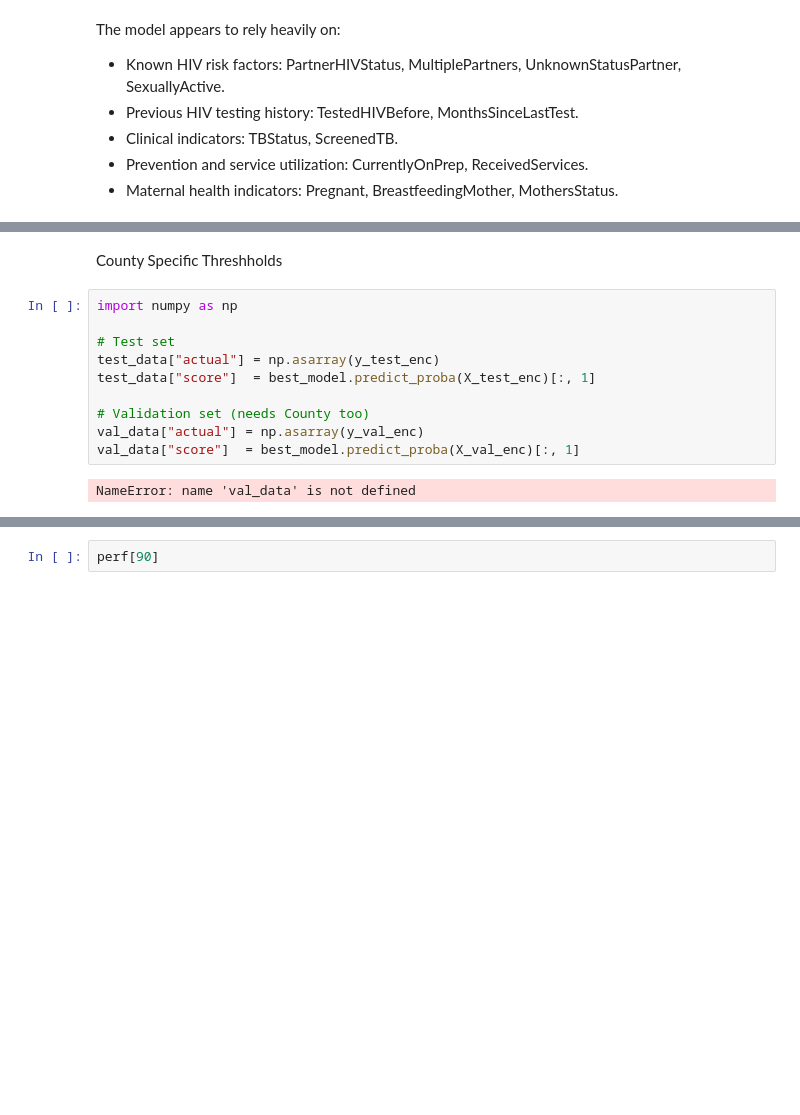
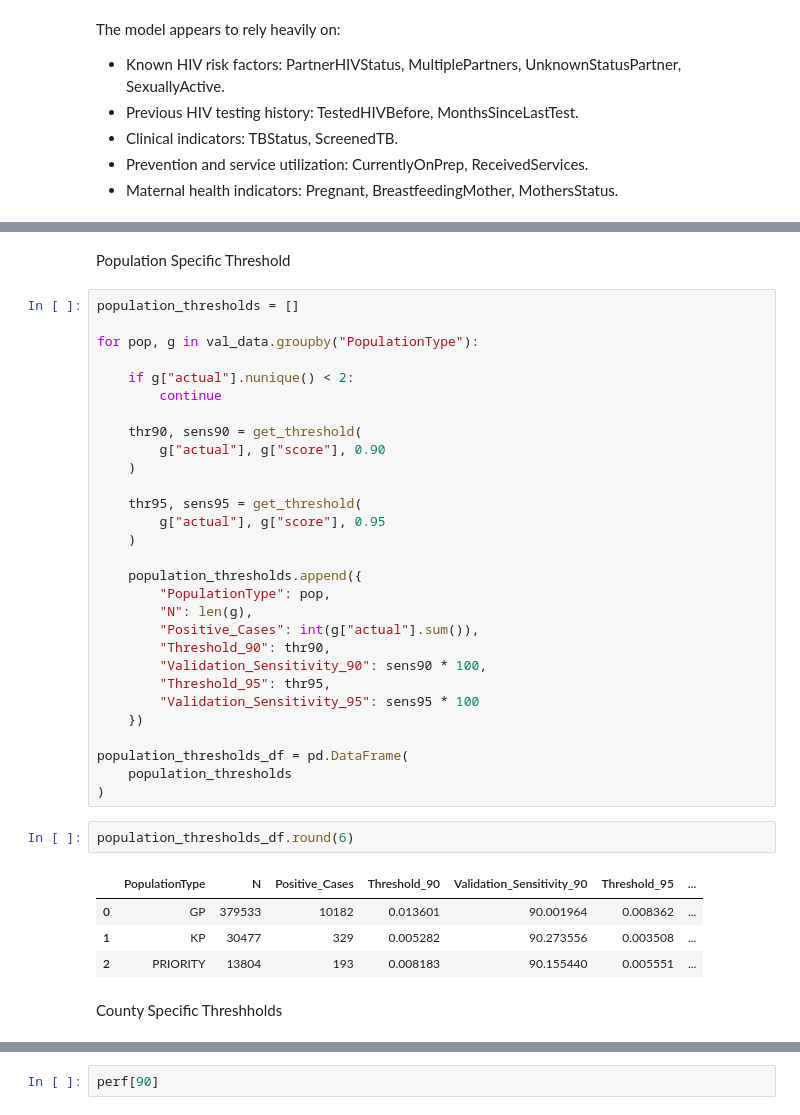
Before and after one commit to FridaOyucho/HTS-Model-, a Jupyter notebook: xGBoostModelreviewed.ipynb, the cells around one changed output, grey strips where cells are left out. Drawn from its saved outputs; the diff is of its cells as text; blank space fills up the shorter version.

```diff
--- a/xGBoostModelreviewed.ipynb
+++ b/xGBoostModelreviewed.ipynb
@@ -920,14 +811,40 @@ population_results.round(2)
+# %% [markdown]
+Population Specific Threshold
+# %%
+population_thresholds = []
+
+for pop, g in val_data.groupby("PopulationType"):
+
+    if g["actual"].nunique() < 2:
+        continue
+
+    thr90, sens90 = get_threshold(
+        g["actual"], g["score"], 0.90
+    )
+
+    thr95, sens95 = get_threshold(
+        g["actual"], g["score"], 0.95
+    )
+
+    population_thresholds.append({
+        "PopulationType": pop,
+        "N": len(g),
+        "Positive_Cases": int(g["actual"].sum()),
+        "Threshold_90": thr90,
+        "Validation_Sensitivity_90": sens90 * 100,
+        "Threshold_95": thr95,
+        "Validation_Sensitivity_95": sens95 * 100
+    })
+
+population_thresholds_df = pd.DataFrame(
+    population_thresholds
+)
+# %%
+population_thresholds_df.round(6)
+# %% [output]
+|  | PopulationType | N | Positive_Cases | Threshold_90 | Validation_Sensitivity_90 | Threshold_95 | ... |
+| 0 | GP | 379533 | 10182 | 0.013601 | 90.001964 | 0.008362 | ... |
+| 1 | KP | 30477 | 329 | 0.005282 | 90.273556 | 0.003508 | ... |
+| 2 | PRIORITY | 13804 | 193 | 0.008183 | 90.155440 | 0.005551 | ... |
 # %% [markdown]
 County Specific Threshholds
-# %%
-import numpy as np
-
-# Test set
-test_data["actual"] = np.asarray(y_test_enc)
-test_data["score"]  = best_model.predict_proba(X_test_enc)[:, 1]
-
-# Validation set (needs County too)
-val_data["actual"] = np.asarray(y_val_enc)
-val_data["score"]  = best_model.predict_proba(X_val_enc)[:, 1]
-# %% [output]
-NameError: name 'val_data' is not defined
```
Also changed, not shown: parts of 28 cells of this notebook.
